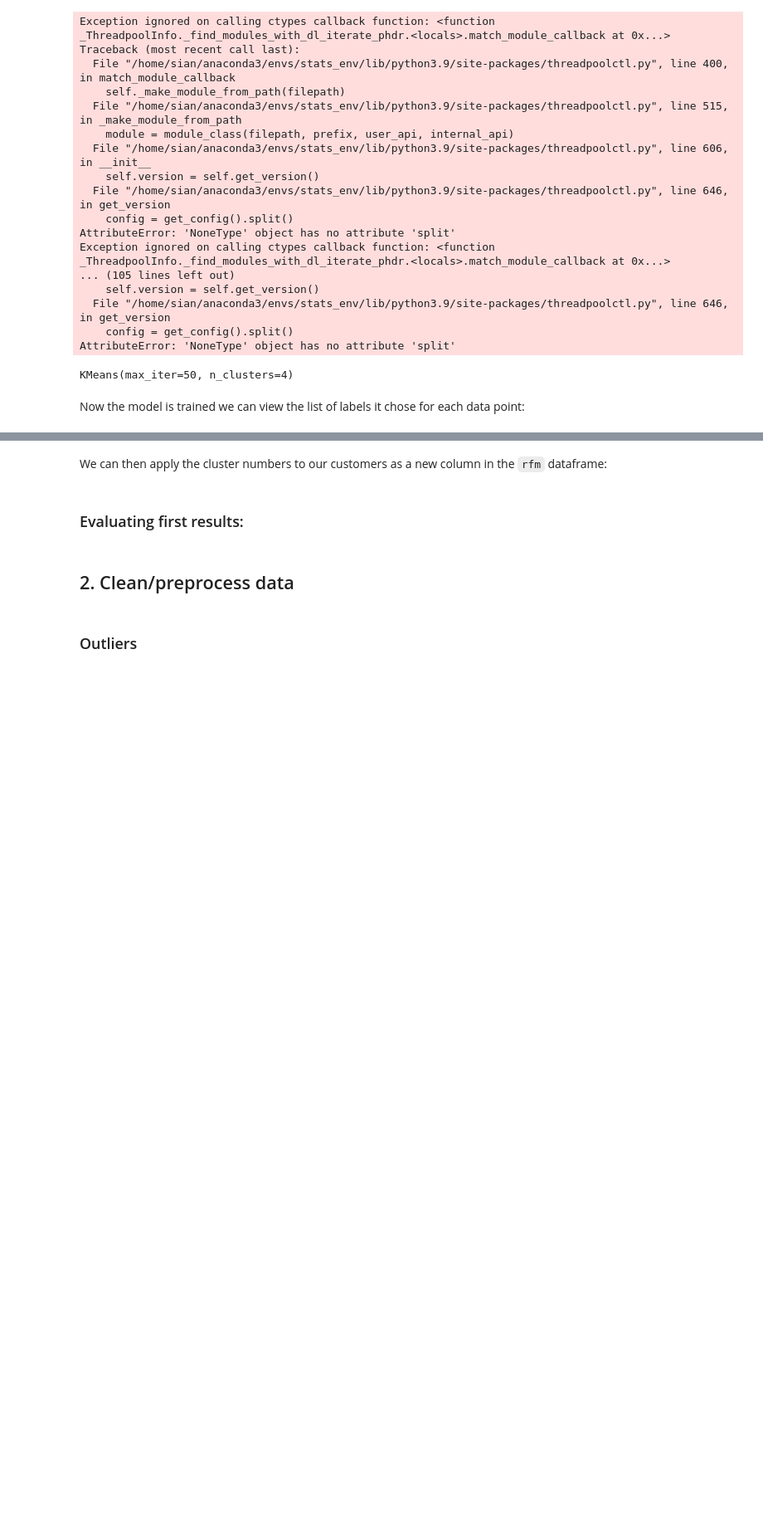
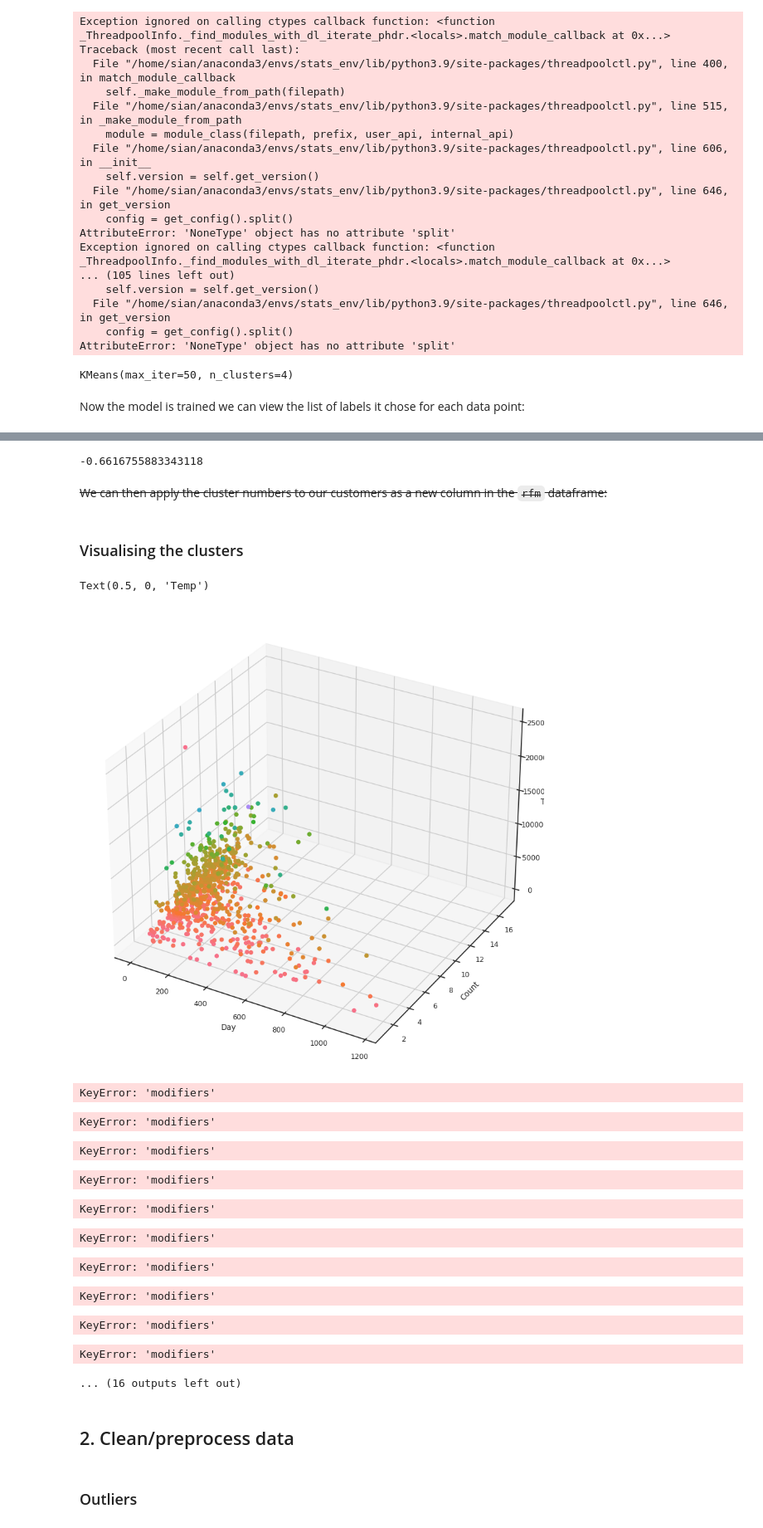
Before and after one commit to sian0x0/CA-data-science, a Jupyter notebook: 2-5/Clustering with K-means for eCommerce.ipynb, the cells around one changed output, grey strips where cells are left out. Shown at 83% size. Saved outputs shown, nothing was run; the diff lists cells and outputs as text; code cells hidden in the pictures; blank space fills up the shorter version.

```diff
--- a/2-5/Clustering with K-means for eCommerce.ipynb
+++ b/2-5/Clustering with K-means for eCommerce.ipynb
@@ -253,7 +341,6 @@ array([2, 3, 3, 2, 3, 2, 1, 3, 3, 3, 3, 3, 2, 0, 3, 2, 3, 3, 0, 3, 3, 3,
+# %%
+metrics.silhouette_score(rfm, label_list, metric='correlation')
+# %% [output]
+-0.6616755883343118
 # %% [markdown]
-We can then apply the cluster numbers to our customers as a new column in the `rfm` dataframe:
+~~We can then apply the cluster numbers to our customers as a new column in the `rfm` dataframe:~~
-# %%
-rfm['cluster_id'] = kmeans.labels_
-rfm.head()
-# %% [markdown]
-### Evaluating first results:
@@ -268,3 +351,41 @@ u_labels = np.unique(labels)
+# %% [markdown]
+### Visualising the clusters
+# %%
+# data columns
+x = rfm.recency
+y = rfm.frequency
+z = rfm.monetary
+
+# invoke ipympl magic to view embedded interactive graph
+%matplotlib ipympl
+
+# get colours
+cmap = ListedColormap(sns.color_palette("husl", 256).as_hex())
+
+# fig and axes instances in 3D
+fig = plt.figure(figsize=(8,8))
+ax = Axes3D(fig)
+fig.add_axes(ax)
+
+# plot
+sc = ax.scatter(x, y, z, c=z, cmap=cmap, alpha=1)
+ax.set_xlabel("Day")
+ax.set_ylabel("Count")
+ax.set_zlabel("Temp")
+# %% [output]
+Text(0.5, 0, 'Temp')
+[figure, added]
+KeyError: 'modifiers'
+KeyError: 'modifiers'
+KeyError: 'modifiers'
+KeyError: 'modifiers'
+KeyError: 'modifiers'
+KeyError: 'modifiers'
+KeyError: 'modifiers'
+KeyError: 'modifiers'
+KeyError: 'modifiers'
+KeyError: 'modifiers'
+... (16 outputs left out)
 # %% [markdown]
 ## 2. Clean/preprocess data
 # %% [markdown]
```
Also changed, not shown: parts of 30 cells of this notebook.
